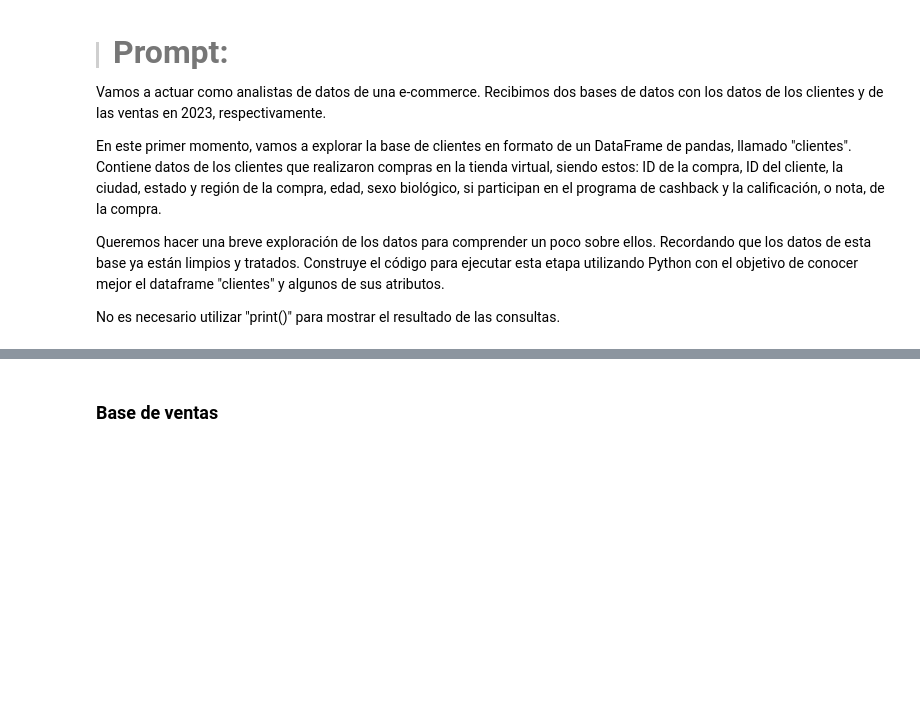
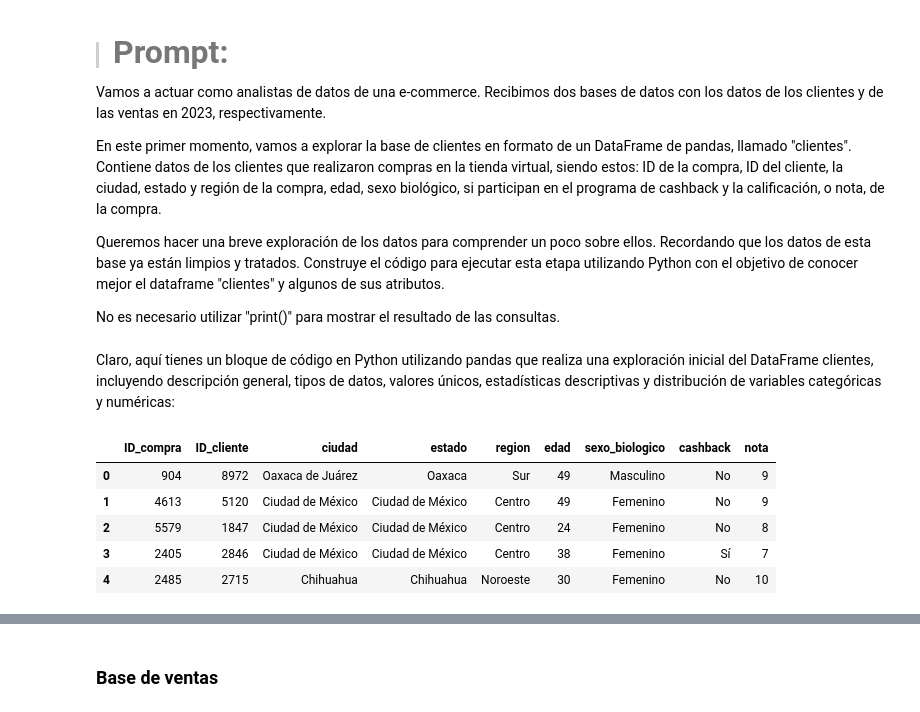
Before and after one commit to MiguelFigueroa02/IA_Ciencia_de_datos, a Jupyter notebook: IA_aplicada_a_ciencia_de_datos.ipynb, the cells around one changed output, grey strips where cells are left out. Drawn from its saved outputs; the diff is of its cells as text; code cells hidden in the pictures; blank space fills up the shorter version.

```diff
--- a/IA_aplicada_a_ciencia_de_datos.ipynb
+++ b/IA_aplicada_a_ciencia_de_datos.ipynb
@@ -64,3 +90,15 @@ En este primer momento, vamos a explorar la base de clientes en formato de un Da
 Queremos hacer una breve exploración de los datos para comprender un poco sobre ellos. Recordando que los datos de esta base ya están limpios y tratados. Construye el código para ejecutar esta etapa utilizando Python con el objetivo de conocer mejor el dataframe "clientes" y algunos de sus atributos.
 
 No es necesario utilizar "print()" para mostrar el resultado de las consultas.
+# %% [markdown]
+Claro, aquí tienes un bloque de código en Python utilizando pandas que realiza una exploración inicial del DataFrame clientes, incluyendo descripción general, tipos de datos, valores únicos, estadísticas descriptivas y distribución de variables categóricas y numéricas:
+# %%
+# 1. Visualizar las primeras filas del DataFrame
+clientes.head()
+# %% [output]
+|  | ID_compra | ID_cliente | ciudad | estado | region | edad | sexo_biologico | cashback | nota |
+| 0 | 904 | 8972 | Oaxaca de Juárez | Oaxaca | Sur | 49 | Masculino | No | 9 |
+| 1 | 4613 | 5120 | Ciudad de México | Ciudad de México | Centro | 49 | Femenino | No | 9 |
+| 2 | 5579 | 1847 | Ciudad de México | Ciudad de México | Centro | 24 | Femenino | No | 8 |
+| 3 | 2405 | 2846 | Ciudad de México | Ciudad de México | Centro | 38 | Femenino | Sí | 7 |
+| 4 | 2485 | 2715 | Chihuahua | Chihuahua | Noroeste | 30 | Femenino | No | 10 |
```
Also changed, not shown: parts of 27 cells of this notebook.
